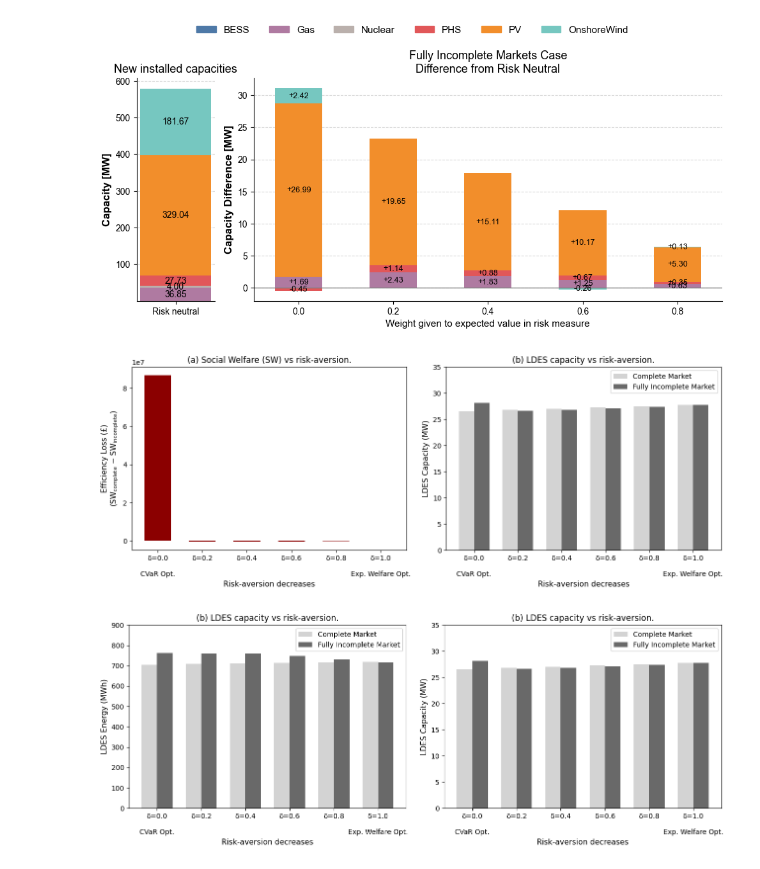
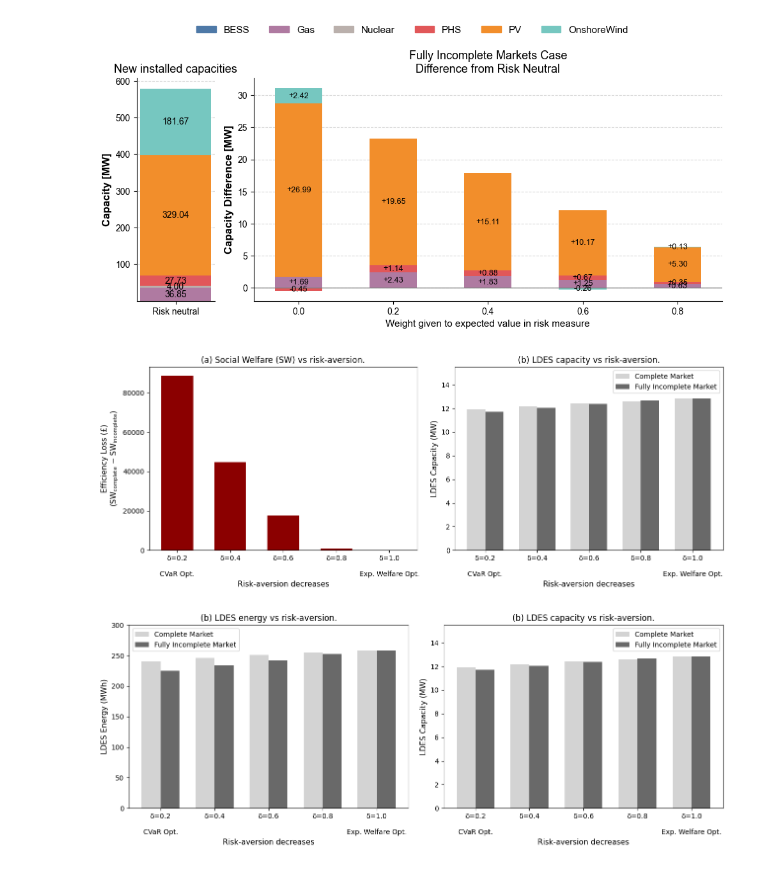
Before and after one commit to Andreas-Makrides-ICL/msc-thesis-incomplete-markets-LDES, a Jupyter notebook: models/Comparison_central_planner_ADMM/plotting_results.ipynb, the cells around one changed output. Cells and saved outputs as stored; diff of their text form; code cells hidden in the pictures.

```diff
--- a/models/Comparison_central_planner_ADMM/plotting_results.ipynb
+++ b/models/Comparison_central_planner_ADMM/plotting_results.ipynb
@@ -98,7 +98,7 @@ import numpy as np
 
 # Load the datasets
 df_incomplete = pd.read_csv("ADMM_risk_aversion_results_O30_T672.csv")
-df_complete = pd.read_csv("risk_aversion_results_O30_T672.csv")
+df_complete = pd.read_csv("risk_aversion_results_O30_T672_new_final.csv")
 
 # Sort by risk-aversion parameter (delta)
 df_complete_sorted = df_complete.sort_values("delta")
@@ -107,7 +107,7 @@ df_incomplete_sorted = df_incomplete.sort_values("delta")
 # Extract data
 risk_aversion_levels = df_complete_sorted["delta"].values
 welfare_complete = df_complete_sorted["objective"].values
-welfare_incomplete = df_incomplete_sorted["objective"].values
+welfare_incomplete = df_incomplete_sorted["social_wel"].values
 efficiency_loss = welfare_complete - welfare_incomplete
 
 ldes_capacity_complete = df_complete_sorted["LDES_PHS_P"].values
@@ -151,7 +151,7 @@ axs[1].set_title("(b) LDES capacity vs risk-aversion.", fontsize=12)
 axs[1].set_xlabel("Risk-aversion decreases", fontsize=11)
 axs[1].set_ylabel("LDES Capacity (MW)", fontsize=11)
 axs[1].set_xticks(x)
-axs[1].set_ylim(0,35)
+axs[1].set_ylim(0,15.5)
 axs[1].set_xticklabels(xtick_labels)
 axs[1].legend(fontsize=10)
 axs[1].tick_params(axis='both', labelsize=10)
@@ -161,7 +161,7 @@ plt.tight_layout()
 
 plt.show()
 # %% [output]
-[figure, old version]
+[figure, new version]
 # %%
 import pandas as pd
 import matplotlib.pyplot as plt
@@ -169,7 +169,7 @@ import numpy as np
 
 # Load the datasets
 df_incomplete = pd.read_csv("ADMM_risk_aversion_results_O30_T672.csv")
-df_complete = pd.read_csv("risk_aversion_results_O30_T672.csv")
+df_complete = pd.read_csv("risk_aversion_results_O30_T672_new_final.csv")
 
 # Sort by risk-aversion parameter (delta)
 df_complete_sorted = df_complete.sort_values("delta")
@@ -178,7 +178,7 @@ df_incomplete_sorted = df_incomplete.sort_values("delta")
 # Extract data
 risk_aversion_levels = df_complete_sorted["delta"].values
 welfare_complete = df_complete_sorted["objective"].values
-welfare_incomplete = df_incomplete_sorted["objective"].values
+welfare_incomplete = df_incomplete_sorted["social_wel"].values
 efficiency_loss = welfare_complete - welfare_incomplete
 
 ldes_capacity_complete = df_complete_sorted["LDES_PHS_P"].values
@@ -205,34 +205,34 @@ bar_width = 0.35
 
 # Create subplots
 fig, axs = plt.subplots(1, 2, figsize=(13, 5))
 
 # --- Plot (a) Social Welfare Efficiency Loss ---
 axs[0].bar(x - bar_width/2, ldes_energy_complete, bar_width, label="Complete Market", color="lightgray")
 axs[0].bar(x + bar_width/2, ldes_energy_incomplete, bar_width, label="Fully Incomplete Market", color="dimgray")
-axs[0].set_title("(b) LDES capacity vs risk-aversion.", fontsize=12)
+axs[0].set_title("(b) LDES energy vs risk-aversion.", fontsize=12)
 axs[0].set_xlabel("Risk-aversion decreases", fontsize=11)
 axs[0].set_ylabel("LDES Energy (MWh)", fontsize=11)
 axs[0].set_xticks(x)
-axs[0].set_ylim(0,900)
+axs[0].set_ylim(0,300)
 axs[0].set_xticklabels(xtick_labels)
 axs[0].legend(fontsize=10)
 axs[0].tick_params(axis='both', labelsize=10)
 
 # --- Plot (b) LDES Capacity ---
 axs[1].bar(x - bar_width/2, ldes_capacity_complete, bar_width, label="Complete Market", color="lightgray")
 axs[1].bar(x + bar_width/2, ldes_capacity_incomplete, bar_width, label="Fully Incomplete Market", color="dimgray")
 axs[1].set_title("(b) LDES capacity vs risk-aversion.", fontsize=12)
 axs[1].set_xlabel("Risk-aversion decreases", fontsize=11)
 axs[1].set_ylabel("LDES Capacity (MW)", fontsize=11)
 axs[1].set_xticks(x)
-axs[1].set_ylim(0,35)
+axs[1].set_ylim(0,15.5)
 axs[1].set_xticklabels(xtick_labels)
 axs[1].legend(fontsize=10)
 axs[1].tick_params(axis='both', labelsize=10)
 
 plt.tight_layout()
 
 
 plt.show()
 # %% [output]
-[figure, old version]
+[figure, new version]
```
Also changed, not shown: 28 other files.
